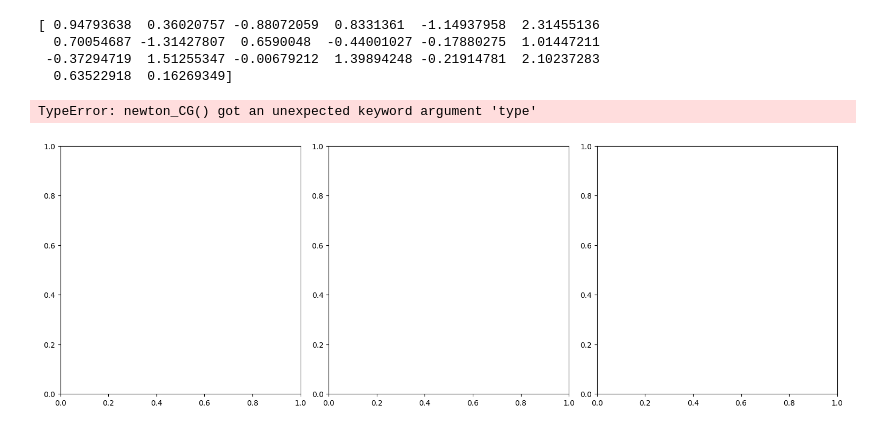
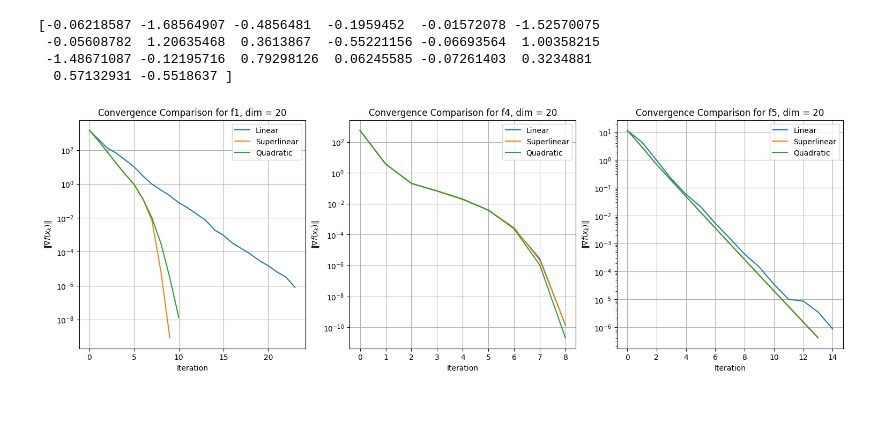
Before and after one commit to mVigholt/NO, a Jupyter notebook: Week 3/Experiments.ipynb, the cells around one changed output. Saved outputs shown, nothing was run; the diff lists cells and outputs as text; code cells hidden in the pictures.

```diff
--- a/Week 3/Experiments.ipynb
+++ b/Week 3/Experiments.ipynb
@@ -188,35 +188,36 @@ CGCBarPlot([cgcl1, cgcl4, cgcl5])
 # %%
 def evaluate_and_plot(f, df, Hf, x_0, fname, ax, dim):
     types = ["Linear", "Superlinear", "Quadratic"]
 
     for i, label in enumerate(types):
         xs, _ = newton_CG(f, df, Hf, x_0, rate=i)
-        norms = [np.linalg.norm(x - x_opt(fname, len(x))) for x in xs]
+        norms = [np.linalg.norm(df(x)) for x in xs]
+        # norms = [np.linalg.norm(x - x_opt(fname, len(x))) for x in xs]
         ax.plot(norms, label=label)
 
     ax.set_yscale("log")
     ax.grid()
     ax.set_xlabel("Iteration")
-    ax.set_ylabel(r"$\|x_k - x^*\|$")
+    ax.set_ylabel(r"$\|\nabla f(x_k)\|$")
+    #ax.set_ylabel(r"$\|x_k - x^*\|$")
     ax.set_title(f"Convergence Comparison for {fname}, dim = {dim}")
     ax.legend()
 
 fig, axes = plt.subplots(1, 3, figsize=(15, 5), constrained_layout=True)
 
 dim = 20
 x_0 = np.random.randn(dim)
 
 print(x_0)
 
 evaluate_and_plot(f1, df1, Hf1, x_0, "f1", axes[0], dim)
 evaluate_and_plot(f4, df4, Hf4, x_0, "f4", axes[1], dim)
 evaluate_and_plot(f5, df5, Hf5, x_0, "f5", axes[2], dim)
 
 plt.show()
 # %% [output]
-[ 0.94793638  0.36020757 -0.88072059  0.8331361  -1.14937958  2.31455136
-  0.70054687 -1.31427807  0.6590048  -0.44001027 -0.17880275  1.01447211
- -0.37294719  1.51255347 -0.00679212  1.39894248 -0.21914781  2.10237283
-  0.63522918  0.16269349]
+[-0.06218587 -1.68564907 -0.4856481  -0.1959452  -0.01572078 -1.52570075
+ -0.05608782  1.20635468  0.3613867  -0.55221156 -0.06693564  1.00358215
+ -1.48671087 -0.12195716  0.79298126  0.06245585 -0.07261403  0.3234881
+  0.57132931 -0.5518637 ]
-TypeError: newton_CG() got an unexpected keyword argument 'type'
-[figure, old version]
+[figure, new version]
```
Also changed, not shown: parts of 1 cell of this notebook.
